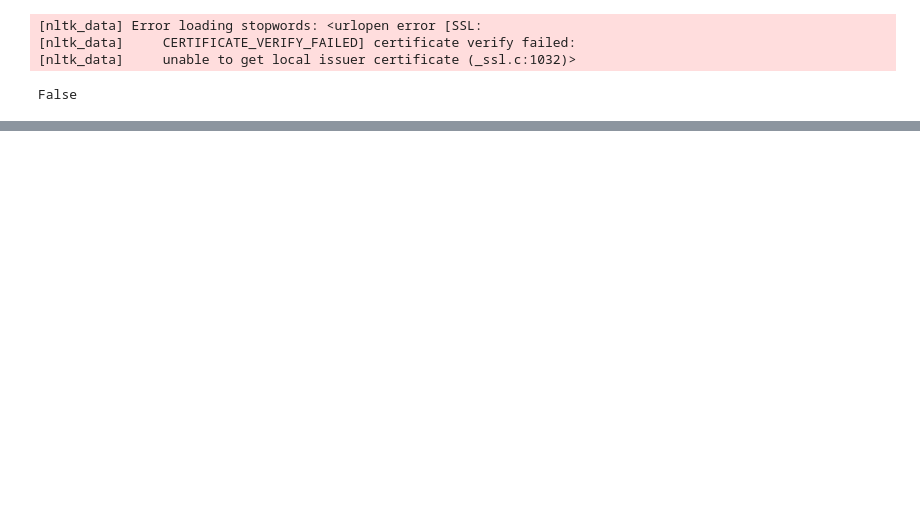
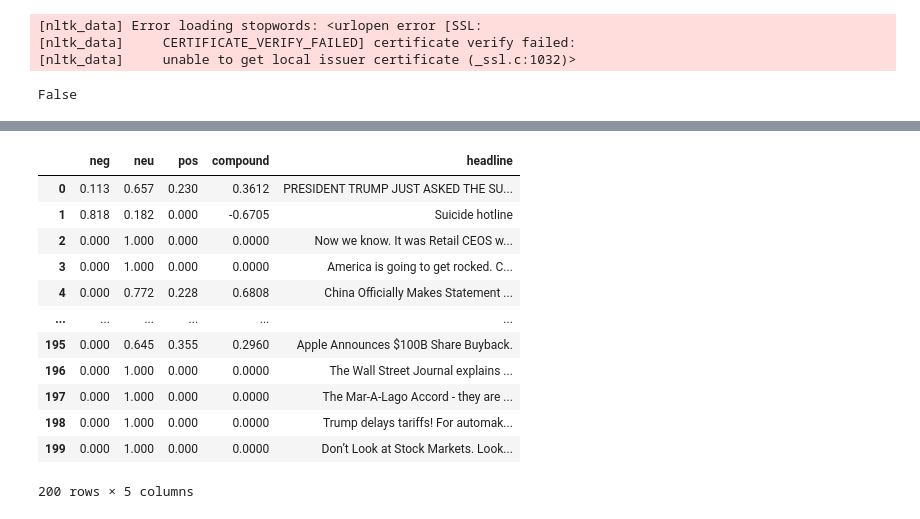
Before and after one commit to Ayumii-ww/fq25819_SEMTM0040, a Jupyter notebook: fq25819Part2.ipynb, the cells around one changed output, grey strips where cells are left out. Saved outputs shown, nothing was run; the diff lists cells and outputs as text; code cells hidden in the pictures; blank space fills up the shorter version.

```diff
--- a/fq25819Part2.ipynb
+++ b/fq25819Part2.ipynb
@@ -281,0 +332,22 @@ SyntaxError: Expected one or more names after 'import' (4125599047.py, line 1)
+# %%
+results = []
+for headline in df['Title']:
+    sentiment = sia.polarity_scores(headline)
+    sentiment['headline'] = headline
+    results.append(sentiment)
+df_results = pd.DataFrame(results)
+df_results
+# %% [output]
+|  | neg | neu | pos | compound | headline |
+| 0 | 0.113 | 0.657 | 0.230 | 0.3612 | PRESIDENT TRUMP JUST ASKED THE SU... |
+| 1 | 0.818 | 0.182 | 0.000 | -0.6705 | Suicide hotline |
+| 2 | 0.000 | 1.000 | 0.000 | 0.0000 | Now we know. It was Retail CEOS w... |
+| 3 | 0.000 | 1.000 | 0.000 | 0.0000 | America is going to get rocked. C... |
+| 4 | 0.000 | 0.772 | 0.228 | 0.6808 | China Officially Makes Statement ... |
+| ... | ... | ... | ... | ... | ... |
+| 195 | 0.000 | 0.645 | 0.355 | 0.2960 | Apple Announces $100B Share Buyback. |
+| 196 | 0.000 | 1.000 | 0.000 | 0.0000 | The Wall Street Journal explains ... |
+| 197 | 0.000 | 1.000 | 0.000 | 0.0000 | The Mar-A-Lago Accord - they are ... |
+| 198 | 0.000 | 1.000 | 0.000 | 0.0000 | Trump delays tariffs! For automak... |
+| 199 | 0.000 | 1.000 | 0.000 | 0.0000 | Don’t Look at Stock Markets. Look... |
+200 rows × 5 columns
```
Also changed, not shown: parts of 17 cells of this notebook, 5 other files.
